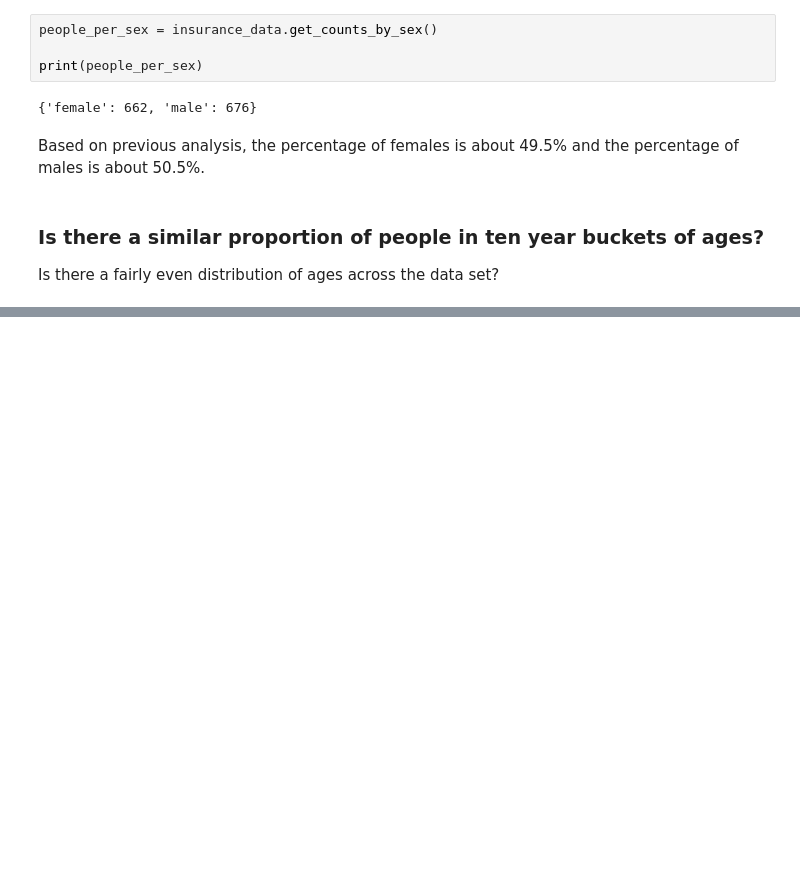
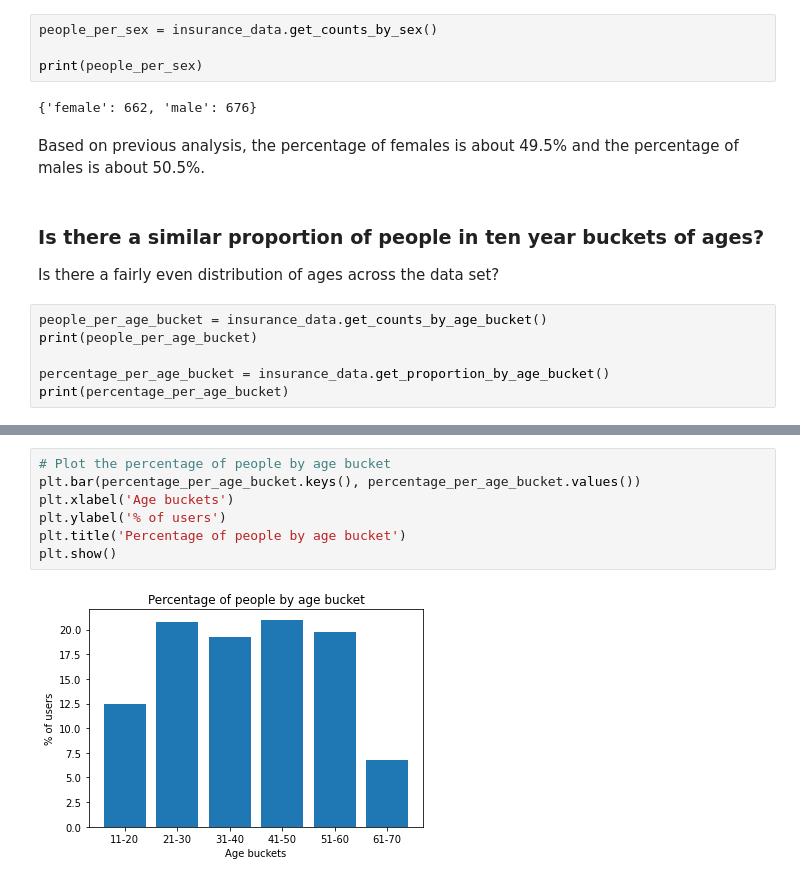
Before and after one commit to jladicos/US-Medical-costs-project, a Jupyter notebook: us-medical-insurance-costs.ipynb, the cells around one changed output, grey strips where cells are left out. Drawn from its saved outputs; the diff is of its cells as text; blank space fills up the shorter version.

```diff
--- a/us-medical-insurance-costs.ipynb
+++ b/us-medical-insurance-costs.ipynb
@@ -242,3 +278,9 @@ Based on previous analysis, the percentage of females is about 49.5% and the per
 # %% [markdown]
 ### Is there a similar proportion of people in ten year buckets of ages?
 Is there a fairly even distribution of ages across the data set?
+# %%
+people_per_age_bucket = insurance_data.get_counts_by_age_bucket()
+print(people_per_age_bucket)
+
+percentage_per_age_bucket = insurance_data.get_proportion_by_age_bucket()
+print(percentage_per_age_bucket)
@@ -244,0 +298,9 @@ Is there a fairly even distribution of ages across the data set?
+# %%
+# Plot the percentage of people by age bucket
+plt.bar(percentage_per_age_bucket.keys(), percentage_per_age_bucket.values())
+plt.xlabel('Age buckets')
+plt.ylabel('% of users')
+plt.title('Percentage of people by age bucket')
+plt.show()
+# %% [output]
+[figure, added]
```
Also changed, not shown: parts of 6 cells of this notebook.
